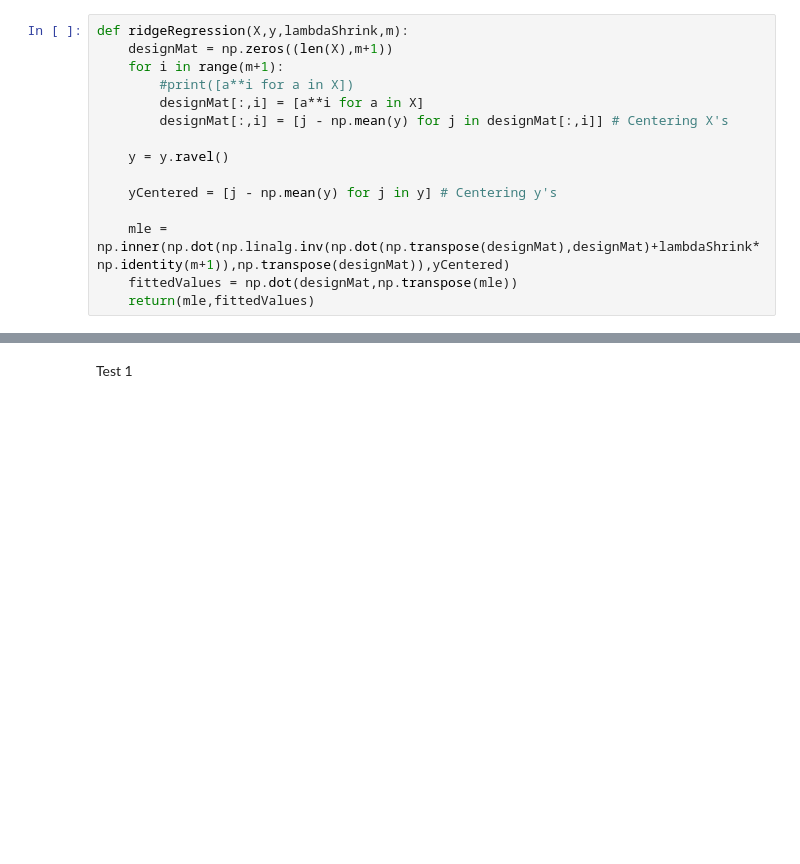
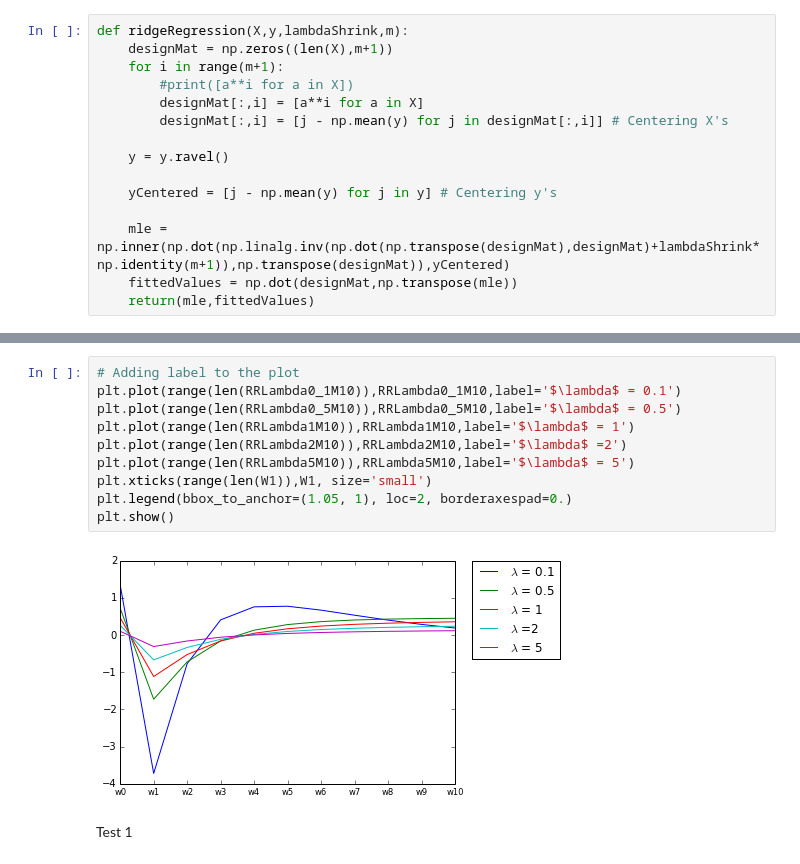
Before and after one commit to Divyagash/Class-6, a Jupyter notebook: PythonFiles/HW1.ipynb, the cells around one changed output, grey strips where cells are left out. Cells and saved outputs as stored; diff of their text form; blank space fills up the shorter version.

```diff
--- a/PythonFiles/HW1.ipynb
+++ b/PythonFiles/HW1.ipynb
@@ -879,3 +966,15 @@ def ridgeRegression(X,y,lambdaShrink,m):
+# %%
+# Adding label to the plot
+plt.plot(range(len(RRLambda0_1M10)),RRLambda0_1M10,label='$\lambda$ = 0.1')
+plt.plot(range(len(RRLambda0_5M10)),RRLambda0_5M10,label='$\lambda$ = 0.5')
+plt.plot(range(len(RRLambda1M10)),RRLambda1M10,label='$\lambda$ = 1')
+plt.plot(range(len(RRLambda2M10)),RRLambda2M10,label='$\lambda$ =2')
+plt.plot(range(len(RRLambda5M10)),RRLambda5M10,label='$\lambda$ = 5')
+plt.xticks(range(len(W1)),W1, size='small')
+plt.legend(bbox_to_anchor=(1.05, 1), loc=2, borderaxespad=0.)
+plt.show()
+# %% [output]
+[figure, added]
 # %% [markdown]
 Test 1
 # %%
```
Also changed, not shown: parts of 65 cells of this notebook.
